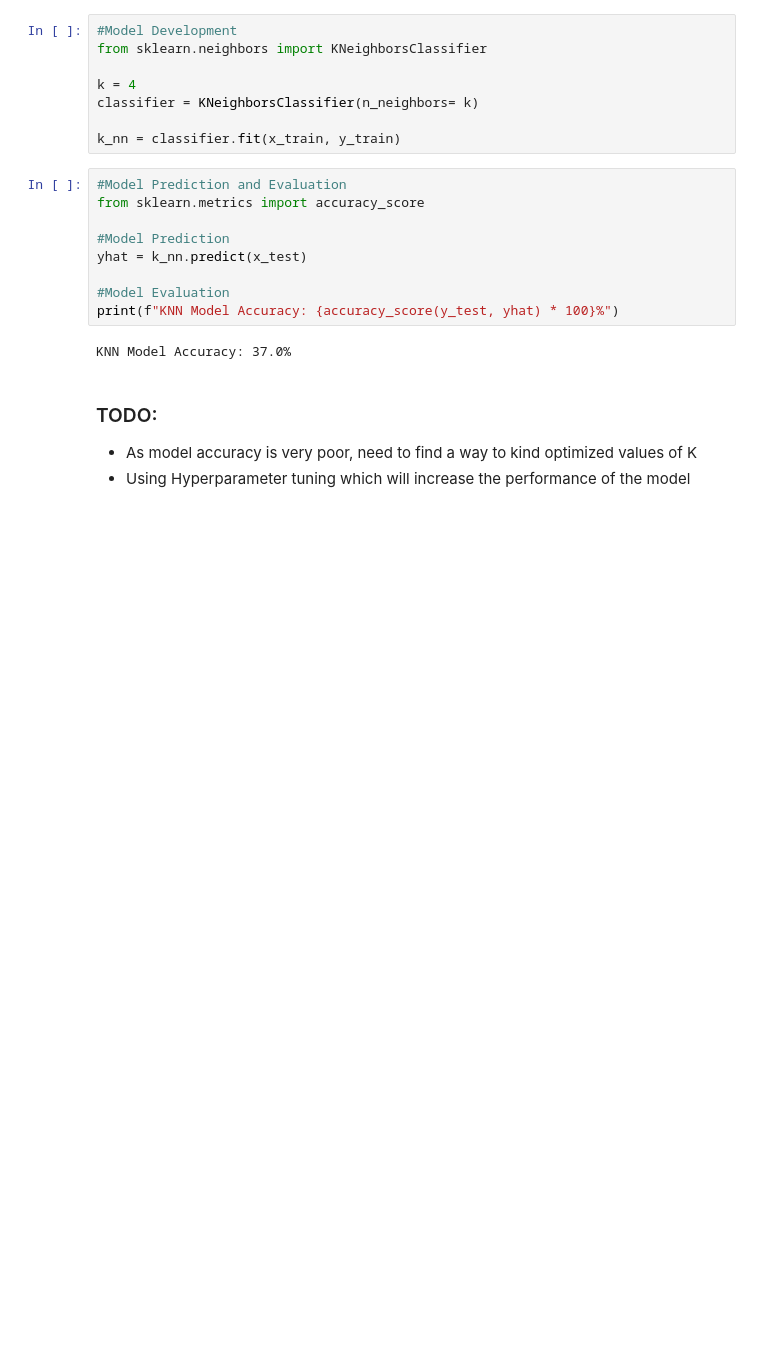
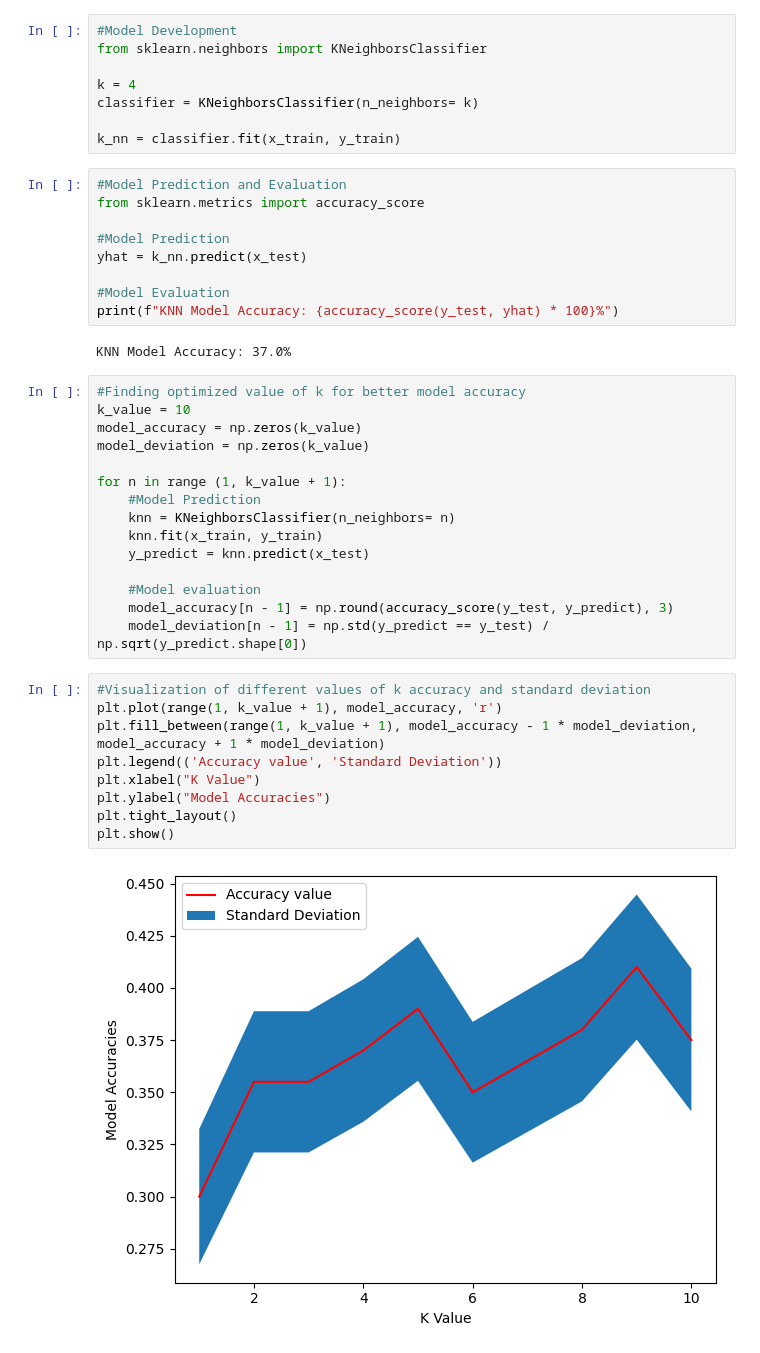
Before and after one commit to Priyanshu-21/AI-and-Machine-Learning, a Jupyter notebook: Supervised_Learning/KNNIntro.ipynb, the cells around one changed output. Cells and saved outputs as stored; diff of their text form; blank space fills up the shorter version.

```diff
--- a/Supervised_Learning/KNNIntro.ipynb
+++ b/Supervised_Learning/KNNIntro.ipynb
@@ -131,7 +131,29 @@ yhat = k_nn.predict(x_test)
 print(f"KNN Model Accuracy: {accuracy_score(y_test, yhat) * 100}%")
 # %% [output]
 KNN Model Accuracy: 37.0%
-# %% [markdown]
-### TODO:
-- As model accuracy is very poor, need to find a way to kind optimized values of K
-- Using Hyperparameter tuning which will increase the performance of the model
+# %%
+#Finding optimized value of k for better model accuracy
+k_value = 10
+model_accuracy = np.zeros(k_value)
+model_deviation = np.zeros(k_value)
+
+for n in range (1, k_value + 1):
+    #Model Prediction
+    knn = KNeighborsClassifier(n_neighbors= n)
+    knn.fit(x_train, y_train)
+    y_predict = knn.predict(x_test)
+
+    #Model evaluation
+    model_accuracy[n - 1] = np.round(accuracy_score(y_test, y_predict), 3)
+    model_deviation[n - 1] = np.std(y_predict == y_test) / np.sqrt(y_predict.shape[0])
+# %%
+#Visualization of different values of k accuracy and standard deviation
+plt.plot(range(1, k_value + 1), model_accuracy, 'r')
+plt.fill_between(range(1, k_value + 1), model_accuracy - 1 * model_deviation, model_accuracy + 1 * model_deviation)
+plt.legend(('Accuracy value', 'Standard Deviation'))
+plt.xlabel("K Value")
+plt.ylabel("Model Accuracies")
+plt.tight_layout()
+plt.show()
+# %% [output]
+[figure, added]
```
Also changed, not shown: parts of 1 cell of this notebook.
